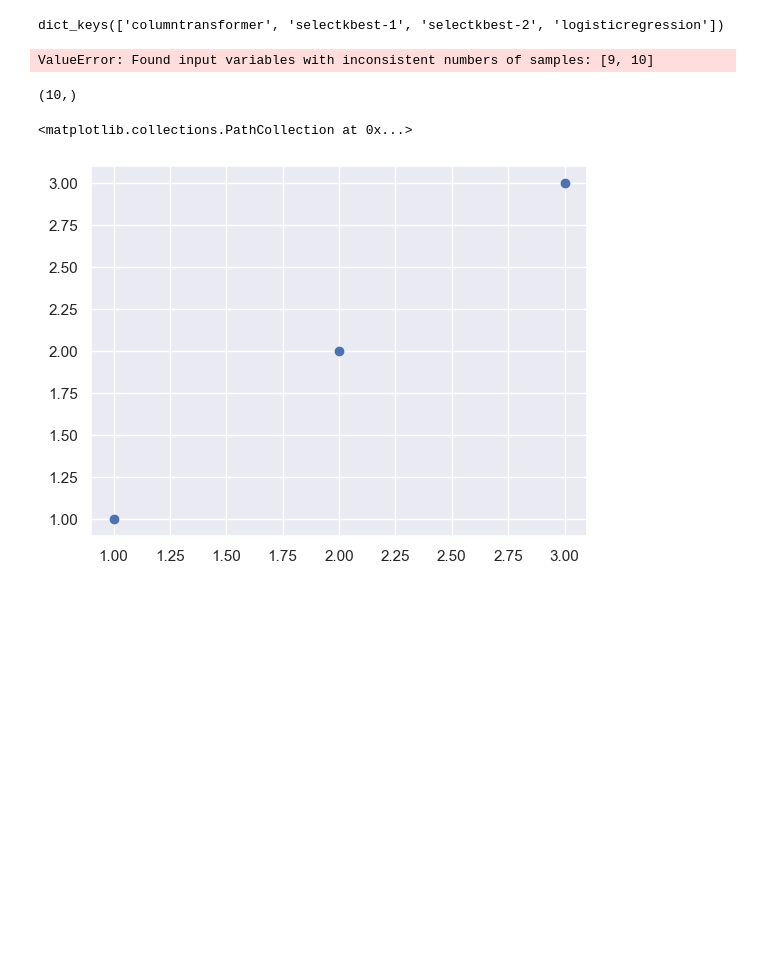
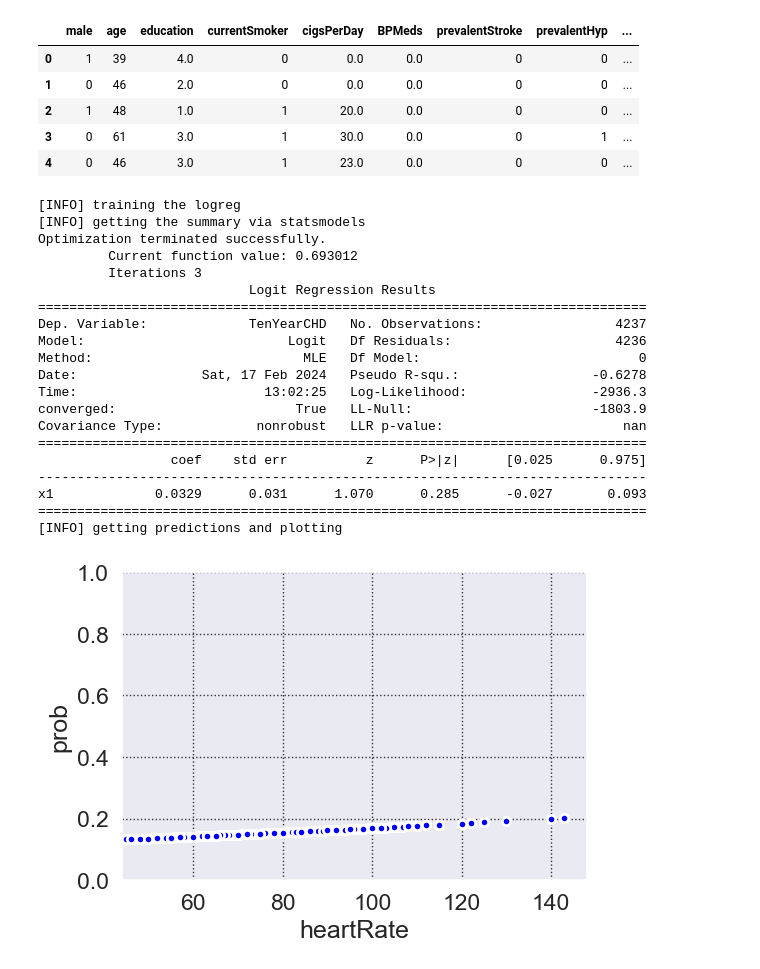
Before and after one commit to nombreinvicto/DeepLearning, a Jupyter notebook: cv_playground.ipynb, the cells around one changed output. Saved outputs shown, nothing was run; the diff lists cells and outputs as text; code cells hidden in the pictures; blank space fills up the shorter version.

Commit message:
added ds logreg plot fn

```diff
--- a/cv_playground.ipynb
+++ b/cv_playground.ipynb
@@ -113,12 +10,0 @@ Pipeline(steps=[('columntransformer',
-# %%
-pipe.named_steps.keys()
-# %% [output]
-dict_keys(['columntransformer', 'selectkbest-1', 'selectkbest-2', 'logisticregression'])
-# %%
-pipe[0:2].fit_transform(df_x,df_y)
-# %% [output]
-ValueError: Found input variables with inconsistent numbers of samples: [9, 10]
-# %%
-df_y.shape
-# %% [output]
-(10,)
@@ -127,5 +11,38 @@ x = [1,2,3]
-# %%
-plt.scatter(x,x)
-# %% [output]
-<matplotlib.collections.PathCollection at 0x...>
-[figure, removed]
+# %%
+df = pd.read_csv(r'C:\Users\mhasa\GitHub\pyplay\framingham.csv')
+df.head()
+# %% [output]
+|  | male | age | education | currentSmoker | cigsPerDay | BPMeds | prevalentStroke | prevalentHyp | ... |
+| 0 | 1 | 39 | 4.0 | 0 | 0.0 | 0.0 | 0 | 0 | ... |
+| 1 | 0 | 46 | 2.0 | 0 | 0.0 | 0.0 | 0 | 0 | ... |
+| 2 | 1 | 48 | 1.0 | 1 | 20.0 | 0.0 | 0 | 0 | ... |
+| 3 | 0 | 61 | 3.0 | 1 | 30.0 | 0.0 | 0 | 1 | ... |
+| 4 | 0 | 46 | 3.0 | 1 | 23.0 | 0.0 | 0 | 0 | ... |
+# %%
+num_feat = "heartRate"
+logres = get_logistic_plot(num_feat=num_feat,
+                           group_feat="TenYearCHD",
+                           map_target={"yes_chd": 1, "no_chd": 0},
+                           df=df)
+# %% [output]
+[INFO] training the logreg
+[INFO] getting the summary via statsmodels
+Optimization terminated successfully.
+         Current function value: 0.693012
+         Iterations 3
+                           Logit Regression Results
+==============================================================================
+Dep. Variable:             TenYearCHD   No. Observations:                 4237
+Model:                          Logit   Df Residuals:                     4236
+Method:                           MLE   Df Model:                            0
+Date:                Sat, 17 Feb 2024   Pseudo R-squ.:                 -0.6278
+Time:                        13:02:25   Log-Likelihood:                -2936.3
+converged:                       True   LL-Null:                       -1803.9
+Covariance Type:            nonrobust   LLR p-value:                       nan
+==============================================================================
+                 coef    std err          z      P>|z|      [0.025      0.975]
+------------------------------------------------------------------------------
+x1             0.0329      0.031      1.070      0.285      -0.027       0.093
+==============================================================================
+[INFO] getting predictions and plotting
+[figure, added]
```
Also changed, not shown: parts of 16 cells of this notebook, 3 other files.
